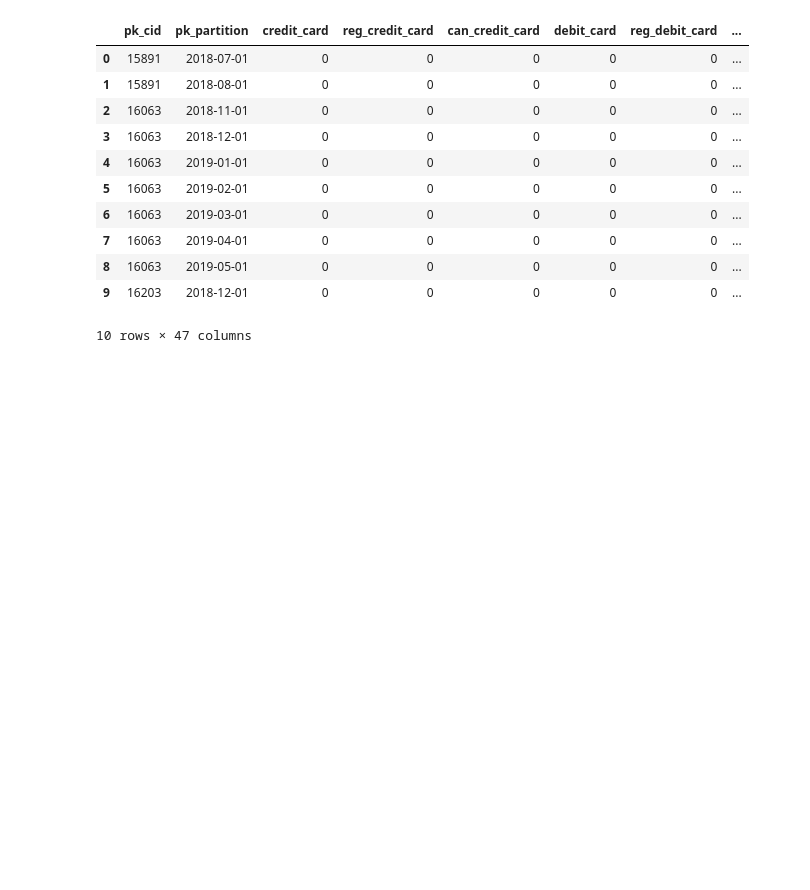
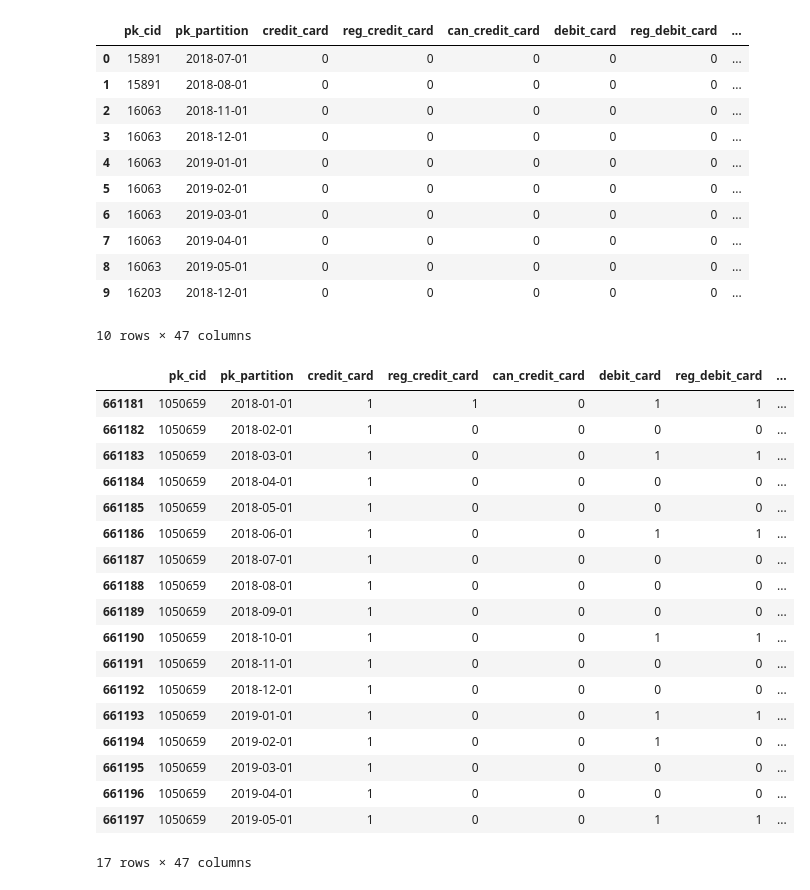
Before and after one commit to Orlan-138/TFM-EasyMoney, a Jupyter notebook: customer_products/customer_products.ipynb, the cells around one changed output. Saved outputs shown, nothing was run; the diff lists cells and outputs as text; code cells hidden in the pictures; blank space fills up the shorter version.

```diff
--- a/customer_products/customer_products.ipynb
+++ b/customer_products/customer_products.ipynb
@@ -417,6 +438,28 @@ df_cust_prod_reg_can.head(10)
 | 8 | 16063 | 2019-05-01 | 0 | 0 | 0 | 0 | 0 | ... |
 | 9 | 16203 | 2018-12-01 | 0 | 0 | 0 | 0 | 0 | ... |
 10 rows × 47 columns
+# %%
+df_cust_prod_reg_can.loc[df_cust_prod_reg_can['pk_cid'] == 1050659]
+# %% [output]
+|  | pk_cid | pk_partition | credit_card | reg_credit_card | can_credit_card | debit_card | reg_debit_card | ... |
+| 661181 | 1050659 | 2018-01-01 | 1 | 1 | 0 | 1 | 1 | ... |
+| 661182 | 1050659 | 2018-02-01 | 1 | 0 | 0 | 0 | 0 | ... |
+| 661183 | 1050659 | 2018-03-01 | 1 | 0 | 0 | 1 | 1 | ... |
+| 661184 | 1050659 | 2018-04-01 | 1 | 0 | 0 | 0 | 0 | ... |
+| 661185 | 1050659 | 2018-05-01 | 1 | 0 | 0 | 0 | 0 | ... |
+| 661186 | 1050659 | 2018-06-01 | 1 | 0 | 0 | 1 | 1 | ... |
+| 661187 | 1050659 | 2018-07-01 | 1 | 0 | 0 | 0 | 0 | ... |
+| 661188 | 1050659 | 2018-08-01 | 1 | 0 | 0 | 0 | 0 | ... |
+| 661189 | 1050659 | 2018-09-01 | 1 | 0 | 0 | 0 | 0 | ... |
+| 661190 | 1050659 | 2018-10-01 | 1 | 0 | 0 | 1 | 1 | ... |
+| 661191 | 1050659 | 2018-11-01 | 1 | 0 | 0 | 0 | 0 | ... |
+| 661192 | 1050659 | 2018-12-01 | 1 | 0 | 0 | 0 | 0 | ... |
+| 661193 | 1050659 | 2019-01-01 | 1 | 0 | 0 | 1 | 1 | ... |
+| 661194 | 1050659 | 2019-02-01 | 1 | 0 | 0 | 1 | 0 | ... |
+| 661195 | 1050659 | 2019-03-01 | 1 | 0 | 0 | 0 | 0 | ... |
+| 661196 | 1050659 | 2019-04-01 | 1 | 0 | 0 | 0 | 0 | ... |
+| 661197 | 1050659 | 2019-05-01 | 1 | 0 | 0 | 1 | 1 | ... |
+17 rows × 47 columns
 # %%
 # Exportamos el nuevo DataFrame a un archivo CSV.
 df_cust_prod_reg_can.to_csv(DATA_PATH + 'cust_prod_reg_can.csv', index=False)
```
Also changed, not shown: parts of 4 cells of this notebook.
